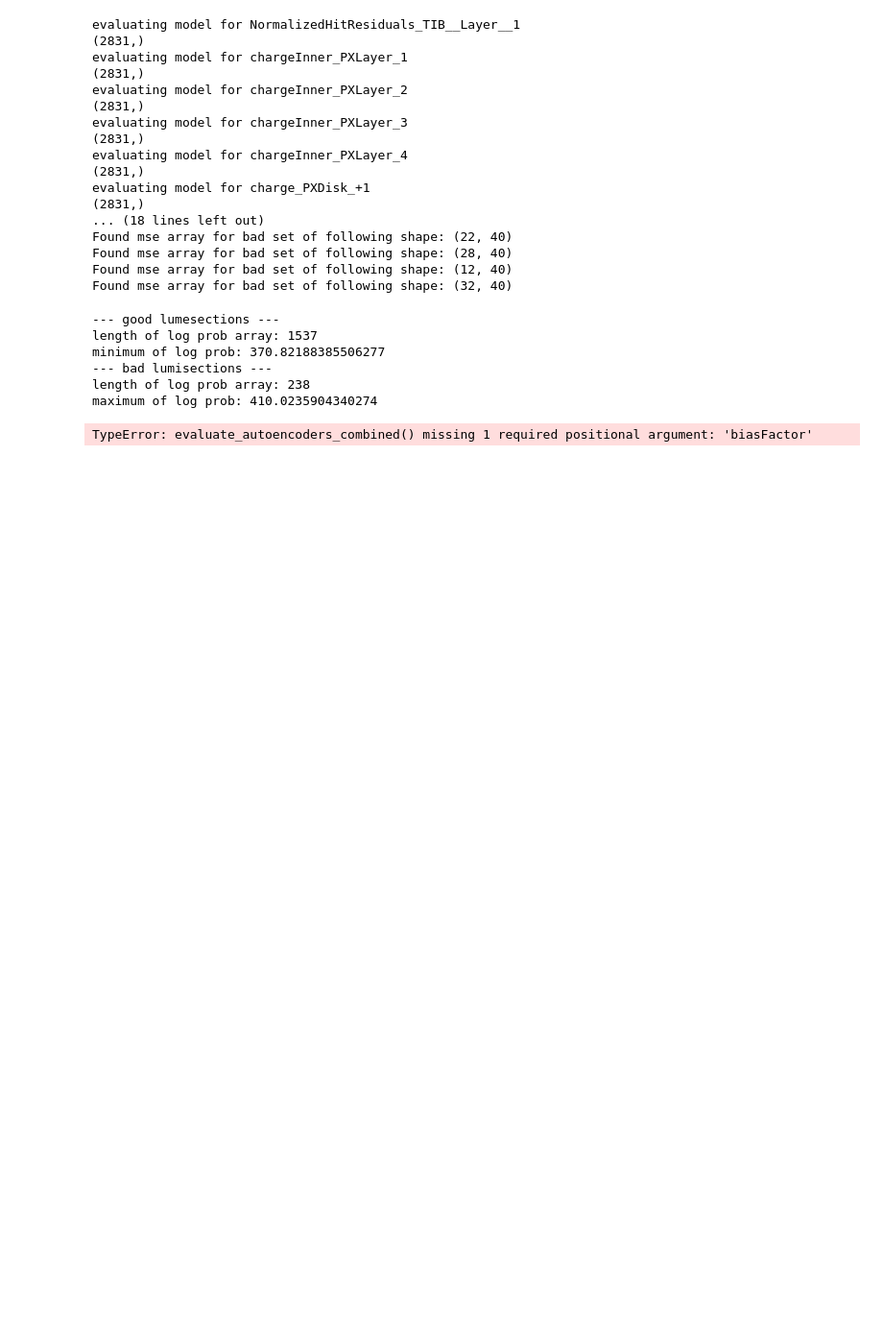
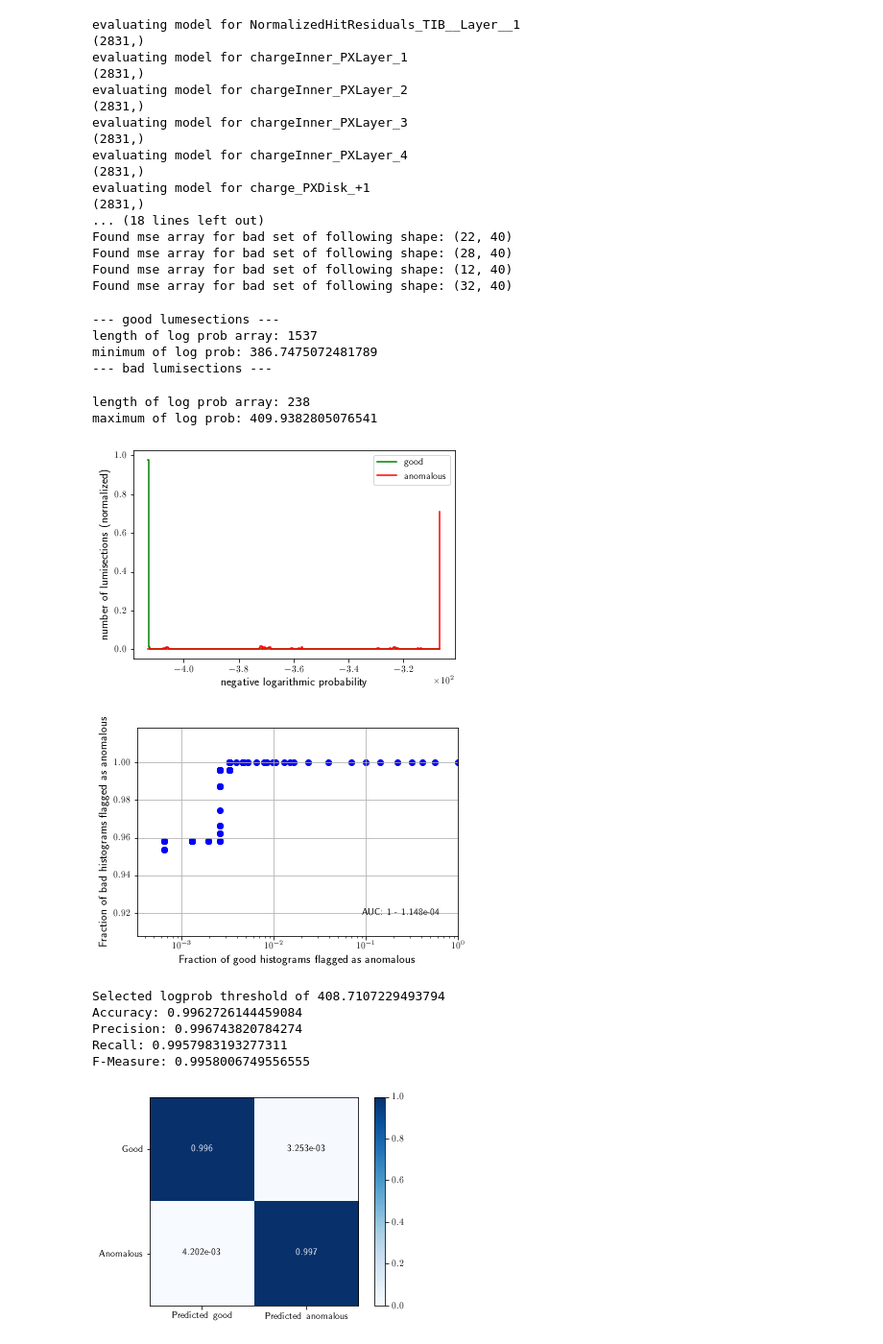
Before and after one commit to kyh57363/ML4DQMDC-PixelAE, a Jupyter notebook: KH-AutoencoderTest/Concatamash.ipynb, the cells around one changed output. Shown at 96% size. Drawn from its saved outputs; the diff is of its cells as text; code cells hidden in the pictures; blank space fills up the shorter version.

Commit message:
Updated concatamash to fit with updated utils. Also restored histstruct for now as the new version is not compatible with the current concatamash design

```diff
--- a/KH-AutoencoderTest/Concatamash.ipynb
+++ b/KH-AutoencoderTest/Concatamash.ipynb
@@ -746,28 +729,30 @@ def fit_mse_distribution(histstruct, mse_train):
                  0.0003,0.0003,0.00053,0.00065])
 
 
-    for dims in dimslist:
-        thismse = mse_train[:,dims]
-        if training_mode=='global':
-            fitfunc = SeminormalFitter.SeminormalFitter(thismse)
-            #fitfunc = HyperRectangleFitter.HyperRectangleFitter(thismse,
-            #                                                    [quantiles[dims[0]],quantiles[dims[1]]],
-            #                                                    'up')
-        else: fitfunc = GaussianKdeFitter.GaussianKdeFitter(thismse,bw_method=bw_method)
-        #pu.plot_fit_2d(thismse, fitfunc=fitfunc, logprob=True, clipprob=True,
-        #                onlycontour=False, xlims=30, ylims=30,
-        #                onlypositive=True, transparency=0.5,
-        #                xaxtitle=histstruct.histnames[dims[0]],
-        #                yaxtitle=histstruct.histnames[dims[1]],
-        #                title='density fit of lumisection MSE')
-        ##plt.close('all') # release plot memory
-        fitfunclist.append(fitfunc)
-
-
+    #for dims in dimslist:
+    #    thismse = mse_train[:,dims]
+    #    if training_mode=='global':
+    #        fitfunc = SeminormalFitter.SeminormalFitter(thismse)
+    #        #fitfunc = HyperRectangleFitter.HyperRectangleFitter(thismse,
+    #        #                                                    [quantiles[dims[0]],quantiles[dims[1]]],
+    #        #                                                    'up')
+    #    else: fitfunc = GaussianKdeFitter.GaussianKdeFitter(thismse,bw_method=bw_method)
+    #    #pu.plot_fit_2d(thismse, fitfunc=fitfunc, logprob=True, clipprob=True,
+    #    #                onlycontour=False, xlims=30, ylims=30,
+    #    #                onlypositive=True, transparency=0.5,
+    #    #                xaxtitle=histstruct.histnames[dims[0]],
+    #    #                yaxtitle=histstruct.histnames[dims[1]],
+    #    #                title='density fit of lumisection MSE')
+    #    ##plt.close('all') # release plot memory
+    #    fitfunclist.append(fitfunc)
+    #
+    #
     if training_mode=='global':
         fitfunc = SeminormalFitter.SeminormalFitter(mse_train)
         #fitfunc = HyperRectangleFitter.HyperRectangleFitter(mse_train, quantiles, 'up')
-    else: fitfunc = GaussianKdeFitter.GaussianKdeFitter(mse_train,bw_method=bw_method)
+    else:
+        fitfunc = GaussianKdeFitter.GaussianKdeFitter()
+        fitfunc.fit(mse_train,bw_method=bw_method)
 
     return fitfunc
 # %%
@@ -800,10 +785,10 @@ def mse_analysis(histstruct, mse_good_eval, mse_bad_eval, fitfunc):
 # %% [output]
 --- good lumesections ---
 length of log prob array: 1537
-minimum of log prob: 370.82188385506277
+minimum of log prob: 386.7475072481789
 --- bad lumisections ---
-length of log prob array: 238
-maximum of log prob: 410.0235904340274
+length of log prob array: 238
+maximum of log prob: 409.9382805076541
 # %%
 def evaluate_autoencoder_individual(histstruct):
 
@@ -941,8 +926,15 @@ def evaluate_autoencoders_combined(logprob_good, logprob_bad, biasFactor):
 
     return logprob_threshold
 # %%
-logprob_threshold = evaluate_autoencoders_combined(logprob_good, logprob_bad)
+logprob_threshold = evaluate_autoencoders_combined(logprob_good, logprob_bad, biasFactor)
 # %% [output]
+[figure, added]
+[figure, added]
-TypeError: evaluate_autoencoders_combined() missing 1 required positional argument: 'biasFactor'
+Selected logprob threshold of 408.7107229493794
+Accuracy: 0.9962726144459084
+Precision: 0.996743820784274
+Recall: 0.9957983193277311
+F-Measure: 0.9958006749556555
+[figure, added]
 # %%
 msewps = evaluate_autoencoder_individual(histstruct)
```
Also changed, not shown: parts of 3 cells of this notebook, 2 other files.
